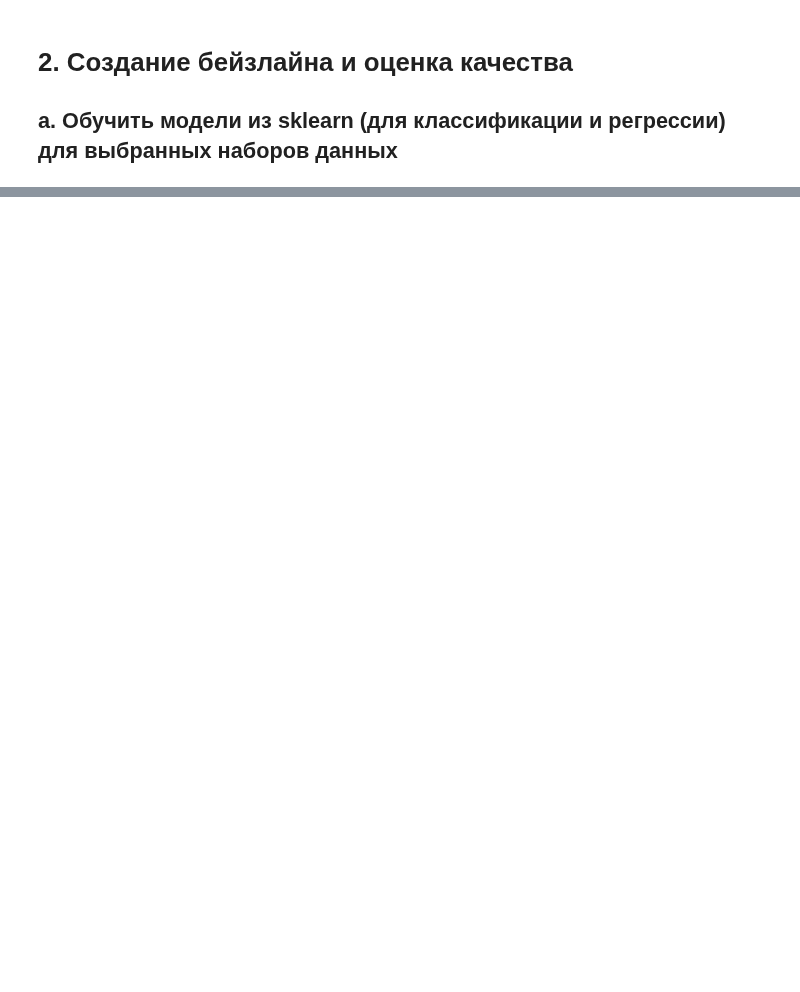
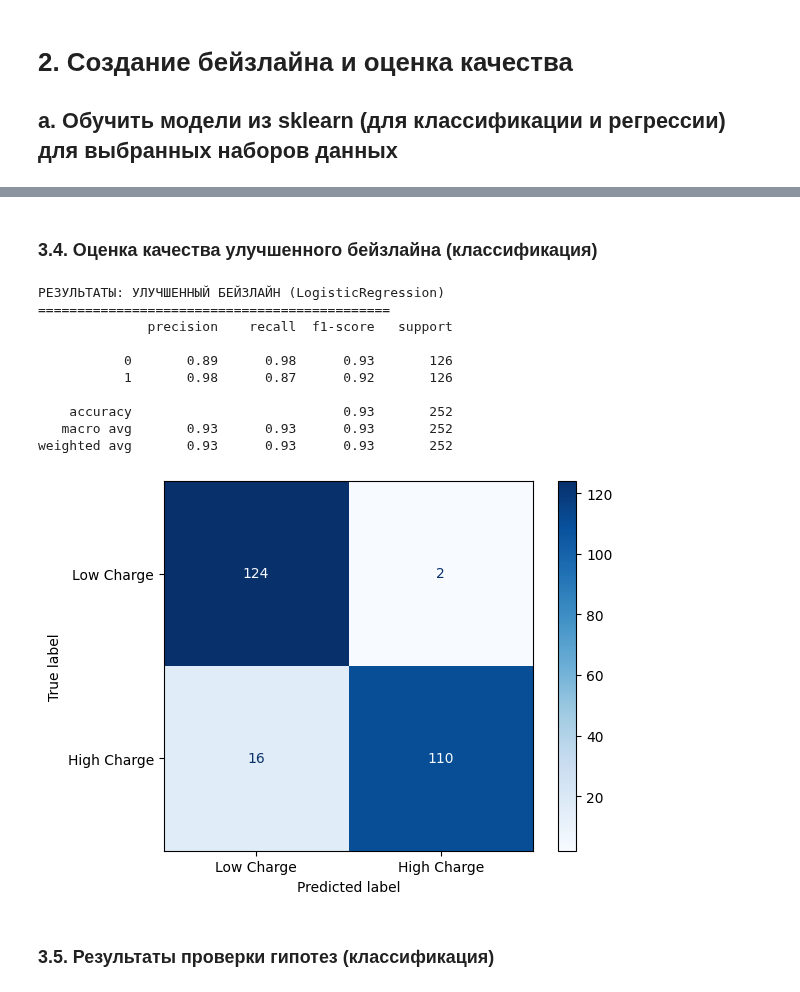
Before and after one commit to box1t/poor_monk, a Jupyter notebook: 7th_term/about_ai_course/ml/2_lab.ipynb, the cells around one changed output, grey strips where cells are left out. Saved outputs shown, nothing was run; the diff lists cells and outputs as text; code cells hidden in the pictures; blank space fills up the shorter version.

Commit message:
done 1-5 labs (improved baseline)

```diff
--- a/7th_term/about_ai_course/ml/2_lab.ipynb
+++ b/7th_term/about_ai_course/ml/2_lab.ipynb
@@ -484,0 +384,20 @@ f_1 = f1_score(yclf_test, yclf_pred)
+# %%
+# Извлекаем лучшие найденные параметры из объекта поиска
+best_params = random_search.best_params_
+
+# Собираем "боевую" модель, которая станет нашим новым стандартом (улучшенным бейзлайном)
+# Мы явно прописываем параметры, чтобы зафиксировать результат эксперимента
+improved_baseline_model = Pipeline([
+    ('pre', preprocessor_improved),
+    ('poly', PolynomialFeatures(degree=best_params['poly__degree'], include_bias=False)),
+    ('model', LogisticRegression(
+        C=best_params['model__C'],
+        penalty=best_params['model__penalty'],
+        solver='liblinear', # Выбран, так как он поддерживает l1-регуляризацию
+        class_weight='balanced', # Учитываем возможный дисбаланс целевых групп
+        random_state=42
+    ))
+])
+
+# Переобучаем модель на всем тренировочном наборе данных для финальной оценки
+improved_baseline_model.fit(X_train, y_train)
@@ -484,0 +420,31 @@ f_1 = f1_score(yclf_test, yclf_pred)
+# %% [markdown]
+### 3.4. Оценка качества улучшенного бейзлайна (классификация)
+# %%
+# Делаем предсказание на отложенной выборке, которую модель еще не видела
+y_pred_improved = improved_baseline_model.predict(X_test)
+
+print("РЕЗУЛЬТАТЫ: УЛУЧШЕННЫЙ БЕЙЗЛАЙН (LogisticRegression)")
+print("="*45)
+print(classification_report(y_test, y_pred_improved))
+
+# Визуализируем матрицу ошибок, чтобы понять, где модель всё еще сомневается
+# Это поможет понять, на какие группы клиентов гипотезы повлияли сильнее всего
+disp = ConfusionMatrixDisplay.from_estimator(
+    improved_baseline_model, X_test, y_test,
+    display_labels=['Low Charge', 'High Charge'],
+    cmap='Blues'
+)
+# %% [output]
+РЕЗУЛЬТАТЫ: УЛУЧШЕННЫЙ БЕЙЗЛАЙН (LogisticRegression)
+=============================================
+              precision    recall  f1-score   support
+
+           0       0.89      0.98      0.93       126
+           1       0.98      0.87      0.92       126
+
+    accuracy                           0.93       252
+   macro avg       0.93      0.93      0.93       252
+weighted avg       0.93      0.93      0.93       252
+[figure, added]
+# %% [markdown]
+### 3.5. Результаты проверки гипотез (классификация)
```
Also changed, not shown: parts of 67 cells of this notebook, 49 other files.
